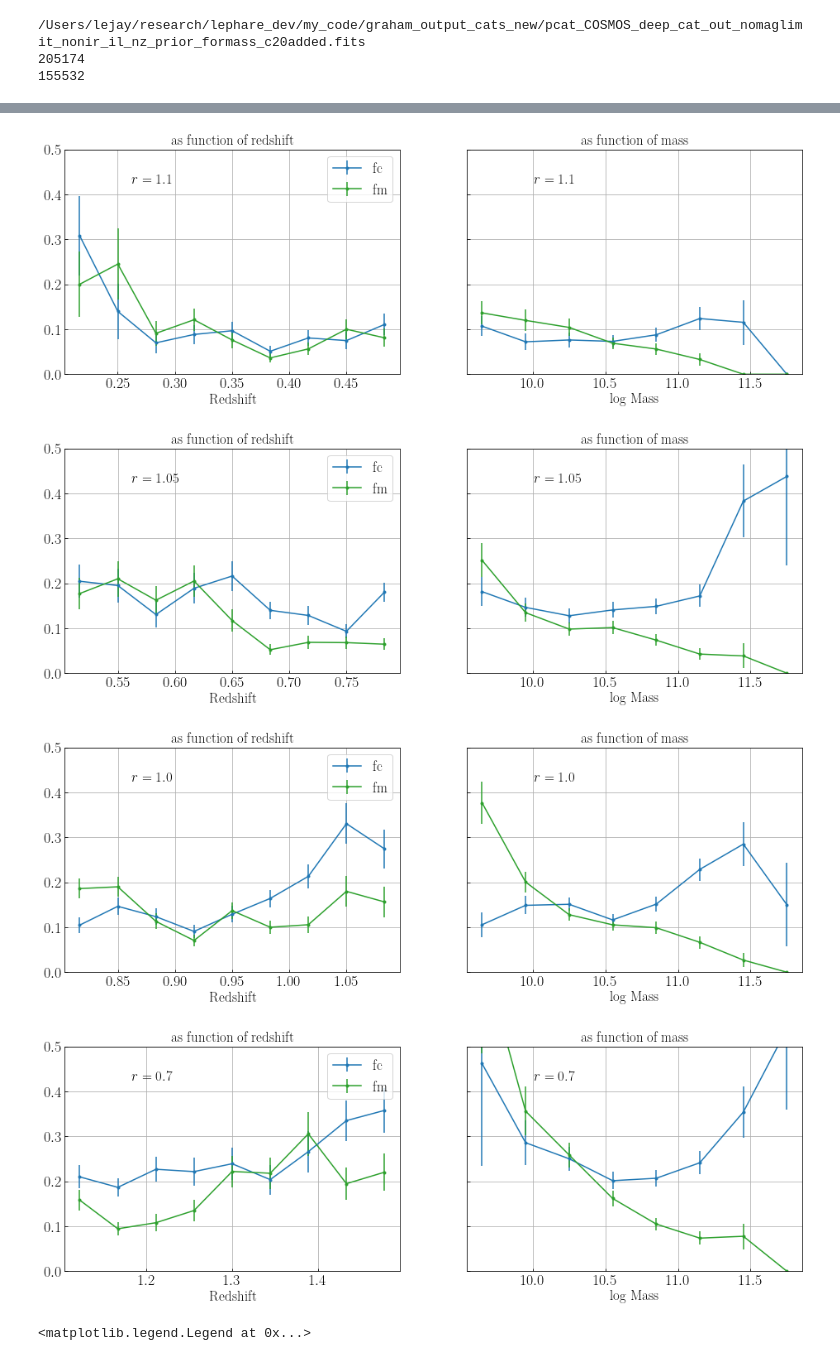
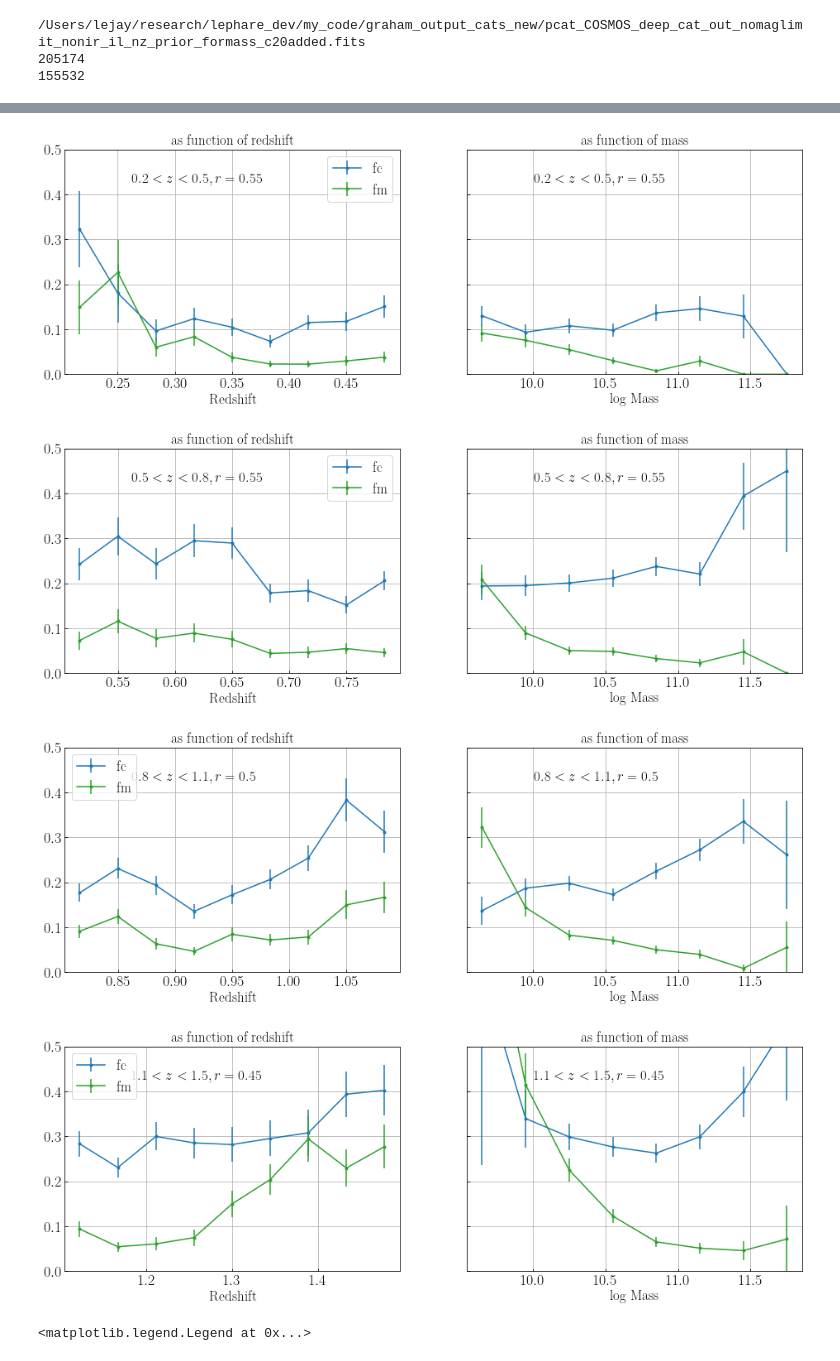
Before and after one commit to LejayChen/massive_gals, a Jupyter notebook: lephare_nuvrk_new.ipynb, the cells around one changed output, grey strips where cells are left out. Saved outputs shown, nothing was run; the diff lists cells and outputs as text; code cells hidden in the pictures.

```diff
--- a/lephare_nuvrk_new.ipynb
+++ b/lephare_nuvrk_new.ipynb
@@ -1458,7 +1454,7 @@ cond_filters = (flag_optical>4) #& (flag_irac>=1)
 cat = cat[cond_filters]
 cat = cat[cat['cmodel_fail_flag']==0]
 # cut in redshift
-cat_z = cat[(cat['Z_COMBINE']>0.0) & (cat['Z_COMBINE']<0.9)]
+cat_z = cat[(cat['Z_COMBINE']>0.1) & (cat['Z_COMBINE']<1.1)]
 print(len(cat_z))
 
 # remove fake massives
@@ -1520,6 +1516,6 @@ else:
 
 ###### set r-fractor #######
 
-r = 1 # r=5,r=0.9,r=0.5
+r = 0.5 # r=2.5,r=1,r=0.5
 print('r-fractor',r)
 # %% [output]
@@ -1951,19 +1947,19 @@ print(len(cat))
 z_mins = [0.2, 0.5, 0.8, 1.1]
 z_maxs = [0.5, 0.8, 1.1, 1.5]
 
-sfq_type = 'balanced'
+sfq_type = 'fm_weighted'
+r_factors_base = np.array([1.1,1.1,1.0,0.9])
 if sfq_type == 'fc_weighted':
-    r_factors = np.array([1.0,1.0,1.0,1.0])*2
+    r_factors = r_factors_base*2.5
 elif sfq_type == 'fm_weighted':
-    r_factors = np.array([1.0,1.0,1.0,1.0])/2
+    r_factors = r_factors_base/2
 elif sfq_type == 'balanced':
-    r_factors = np.array([1.1,1.05,1.0,0.7])
+    r_factors = r_factors_base
 else:
-    r_factors = np.array([1.0,1.0,1.0,1.0])
+    raise NameError('wrong sfq type')
 
 cost_func = 'fcfm'
 c20_ref_type = 'ssfr'
-
 for z_idx in range(len(z_mins)):
     # cut in redshift
     r_factor = r_factors[z_idx]
@@ -1971,6 +1967,10 @@ for z_idx in range(len(z_mins)):
 
     # input data
     cat_z = cat_z['MAG_ABS_NUV','MAG_ABS_r','MAG_ABS_Ks','Z_COMBINE','MASS_MED','CLASS_farmer','lp_zPDF_farmer','lp_mass_med_farmer','lp_sSFR_med_farmer','SSFR_MED','i','lp_MR','lp_MNUV','lp_MJ','lp_MK']
+
+    ssfr_cut = -11
+    cond_remove_gvgals = np.logical_or(cat_z_test['lp_sSFR_med_farmer']<=ssfr_cut-0.1,cat_z_test['lp_sSFR_med_farmer']>=ssfr_cut+0.1)
+    cat_z_test = cat_z_test[cond_remove_gvgals]
     print('number of gals:',len(cat_z))
 
     # data and reference labels
@@ -1979,7 +1979,6 @@ for z_idx in range(len(z_mins)):
     NR, RK = (cat_z['MAG_ABS_NUV']-cat_z['MAG_ABS_r']), (cat_z['MAG_ABS_r']-cat_z['MAG_ABS_Ks'])
     data = np.array([RK, NR, Zval, Mval]).T
 
-    ssfr_cut = -11
     q_labels_ssfr = np.array([0 for x in range(len(cat_z))])
     q_labels_ssfr[cat_z['lp_sSFR_med_farmer']<ssfr_cut]=1
 
@@ -1989,9 +1988,10 @@ for z_idx in range(len(z_mins)):
     delta_boundary = data[:,1] - boundary_4d(data[:,0], best_params_4d[0], best_params_4d[1], best_params_4d[2],best_params_4d[3],best_params_4d[4],data[:,2],data[:,3])
     q = delta_boundary>0
     sf = delta_boundary<=0
-    plot_fcfm(data,q_labels_ssfr,q,sf, '$r='+str(r_factor)+'$')
+    fc,fm=plot_fcfm(data,q_labels_ssfr,q,sf, '$'+str(z_mins[z_idx])+'<z<'+str(z_maxs[z_idx])+',r='+str(r_factor)+'$')
+    print('fc='+str(round(fc,3)),'fm='+str(round(fm,3)))
 
-    result_name = 'best_params_4d'+'_'+c20_ref_type+'_'+cost_func+'_'+str(z_mins[z_idx])+'_'+str(z_maxs[z_idx])
+    result_name = 'best_params_4d'+'_'+c20_ref_type+'_'+cost_func+'_'+str(r_factor)+'_'+str(z_mins[z_idx])+'_'+str(z_maxs[z_idx])
     print(best_params_4d,result_name)
     np.save(result_name, best_params_4d)
 # %% [output]
@@ -2006,7 +2010,7 @@ number of gals: 32738
-[figure, old version]
+[figure, new version]
-[figure, old version]
+[figure, new version]
-[figure, old version]
+[figure, new version]
-[figure, old version]
+[figure, new version]
 # %%
 
 fig, axs = plt.subplots(1, 1, figsize = (7, 6), sharey=True)
```
Also changed, not shown: parts of 17 cells of this notebook, 4 other files.
